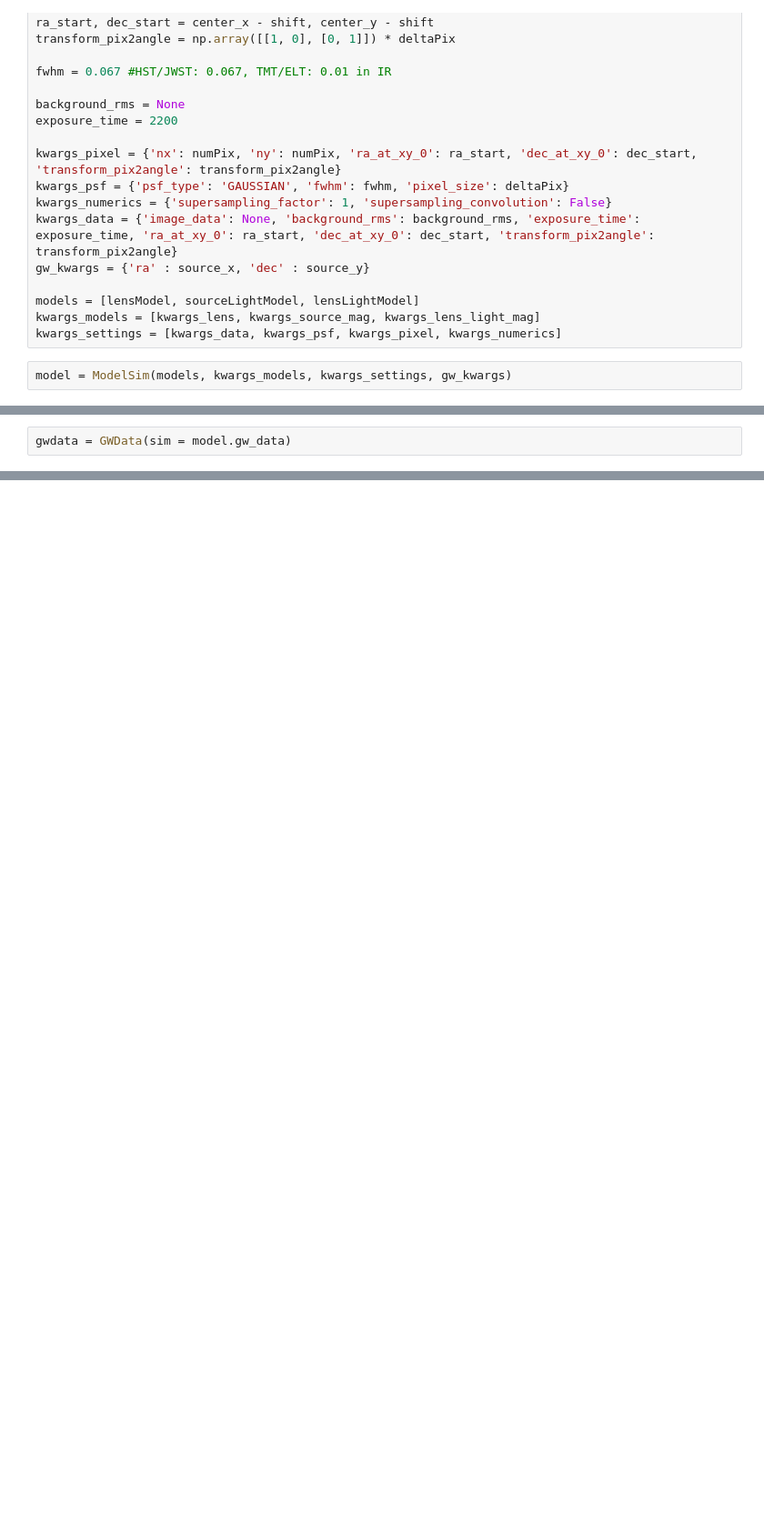
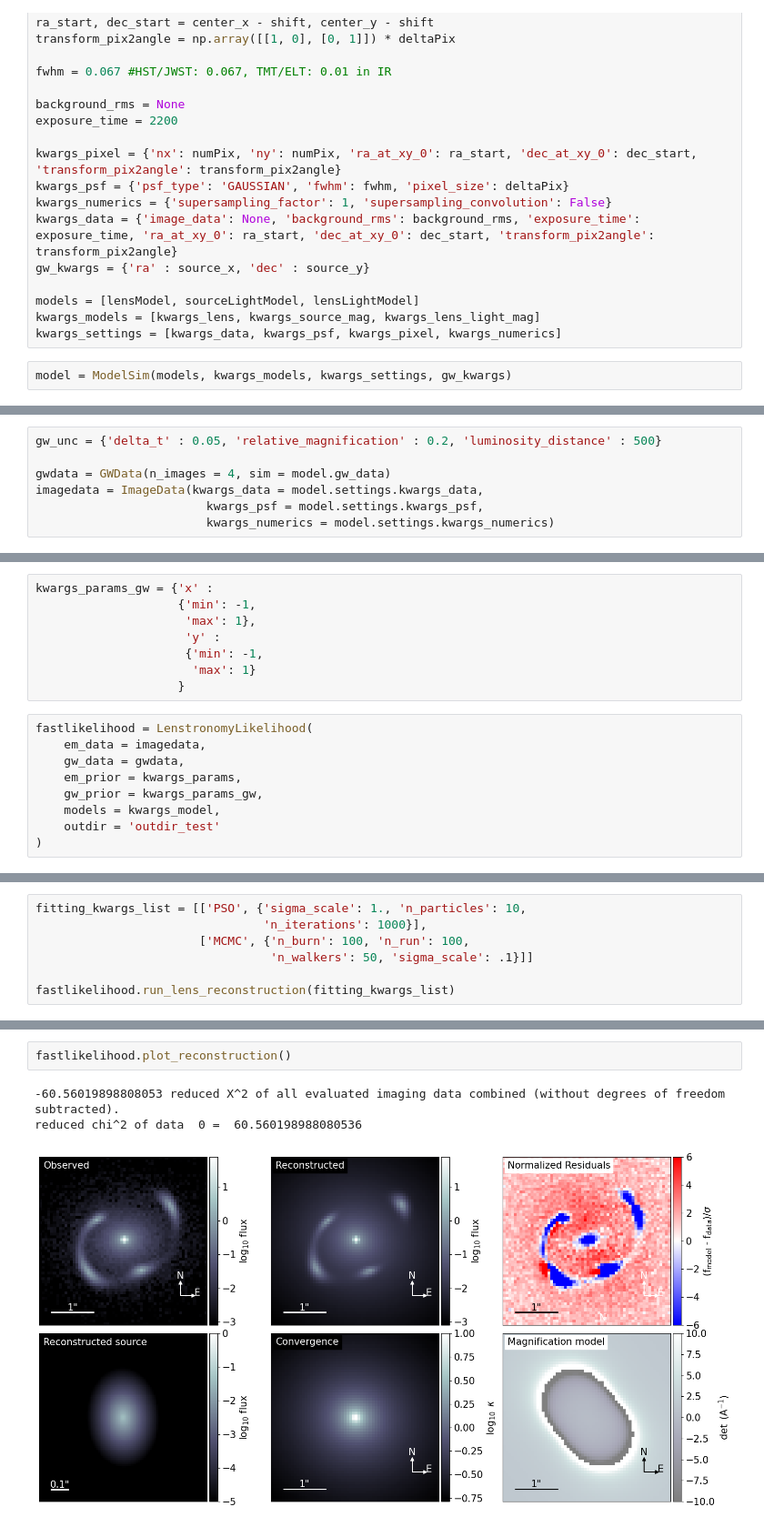
Before and after one commit to laurauronen/silmarel, a Jupyter notebook: examples/data_sim.ipynb, the cells around one changed output, grey strips where cells are left out. Shown at 91% size. Saved outputs shown, nothing was run; the diff lists cells and outputs as text; blank space fills up the shorter version.

Commit message:
Add lenstronomy likelihood

```diff
--- a/examples/data_sim.ipynb
+++ b/examples/data_sim.ipynb
@@ -98,2 +97,7 @@ model.gw_data
 # %%
-gwdata = GWData(sim = model.gw_data)
+gw_unc = {'delta_t' : 0.05, 'relative_magnification' : 0.2, 'luminosity_distance' : 500}
+
+gwdata = GWData(n_images = 4, sim = model.gw_data)
+imagedata = ImageData(kwargs_data = model.settings.kwargs_data,
+                        kwargs_psf = model.settings.kwargs_psf,
+                        kwargs_numerics = model.settings.kwargs_numerics)
@@ -99,0 +204,17 @@ gwdata = GWData(sim = model.gw_data)
+# %%
+kwargs_params_gw = {'x' :
+                    {'min': -1,
+                     'max': 1},
+                     'y' :
+                     {'min': -1,
+                      'max': 1}
+                    }
+# %%
+fastlikelihood = LenstronomyLikelihood(
+    em_data = imagedata,
+    gw_data = gwdata,
+    em_prior = kwargs_params,
+    gw_prior = kwargs_params_gw,
+    models = kwargs_model,
+    outdir = 'outdir_test'
+)
@@ -99,0 +223,7 @@ gwdata = GWData(sim = model.gw_data)
+# %%
+fitting_kwargs_list = [['PSO', {'sigma_scale': 1., 'n_particles': 10,
+                                'n_iterations': 1000}],
+                       ['MCMC', {'n_burn': 100, 'n_run': 100,
+                                 'n_walkers': 50, 'sigma_scale': .1}]]
+
+fastlikelihood.run_lens_reconstruction(fitting_kwargs_list)
@@ -99,0 +251,6 @@ gwdata = GWData(sim = model.gw_data)
+# %%
+fastlikelihood.plot_reconstruction()
+# %% [output]
+-60.56019898808053 reduced X^2 of all evaluated imaging data combined (without degrees of freedom subtracted).
+reduced chi^2 of data  0 =  60.560198988080536
+[figure, added]
```
Also changed, not shown: parts of 13 cells of this notebook, 11 other files.
